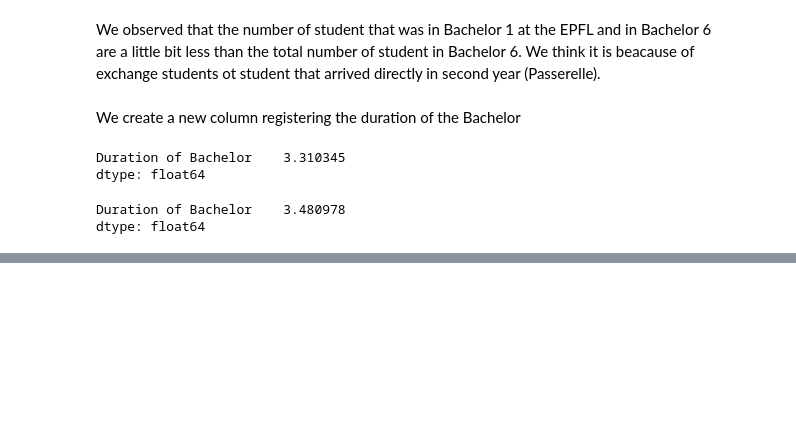
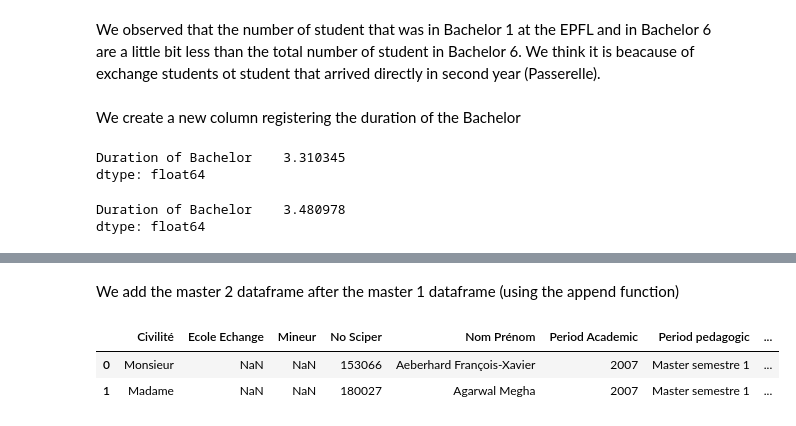
Before and after one commit to daniel-guggenheim/ada-homeworks, a Jupyter notebook: 02 - Data from the Web/homework2.ipynb, the cells around one changed output, grey strips where cells are left out. Cells and saved outputs as stored; diff of their text form; code cells hidden in the pictures; blank space fills up the shorter version.

```diff
--- a/02 - Data from the Web/homework2.ipynb
+++ b/02 - Data from the Web/homework2.ipynb
@@ -230,0 +285,11 @@ dtype: float64
+# %% [markdown]
+We add the master 2 dataframe after the master 1 dataframe (using the append function)
+# %%
+master1_df = pd.concat(masters_sem1_df_list, ignore_index=True)
+master2_df = pd.concat(masters_sem2_df_list, ignore_index=True)
+master_courses = master1_df.append(master2_df)
+master_courses.head(2)
+# %% [output]
+|  | Civilité | Ecole Echange | Mineur | No Sciper | Nom Prénom | Period Academic | Period pedagogic | ... |
+| 0 | Monsieur | NaN | NaN | 153066 | Aeberhard François-Xavier | 2007 | Master semestre 1 | ... |
+| 1 | Madame | NaN | NaN | 180027 | Agarwal Megha | 2007 | Master semestre 1 | ... |
```
Also changed, not shown: parts of 12 cells of this notebook.
